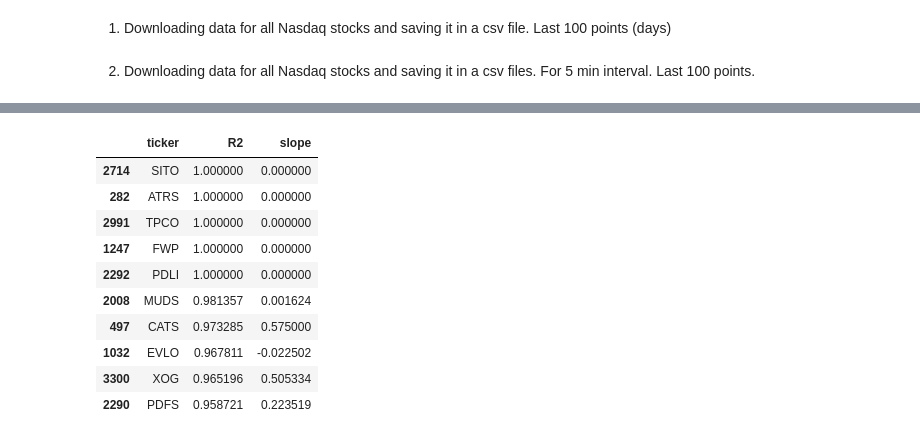
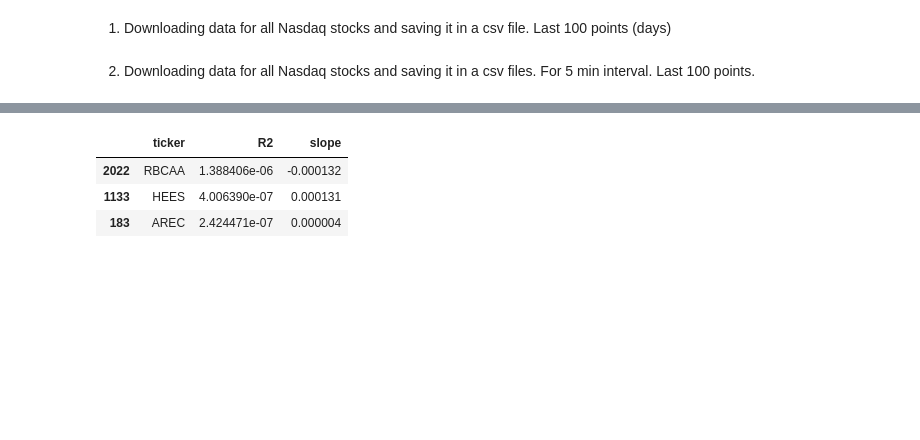
Before and after one commit to Folongton/Stock-Analysis, a Jupyter notebook: P1-Indicators-Chart-Analysis/P1-Chart-Analysis.ipynb, the cells around one changed output, grey strips where cells are left out. Cells and saved outputs as stored; diff of their text form; code cells hidden in the pictures; blank space fills up the shorter version.

```diff
--- a/P1-Indicators-Chart-Analysis/P1-Chart-Analysis.ipynb
+++ b/P1-Indicators-Chart-Analysis/P1-Chart-Analysis.ipynb
@@ -513,5 +510,5 @@ df = df[['4. close']].iloc[::-1] # only close price for measuring linear correla
 # %%
-def aggregate_close_price(directory, days=60):
+def aggregate_close_price(directory):
     '''
     This function takes all the csv files in the directory and aggregates them into one dataframe.
     directory: The directory where the data is stored.
@@ -521,10 +518,22 @@ def aggregate_close_price(directory, days=60):
     for file in os.listdir(directory):
         if file.endswith('.csv'):
             df = pd.read_csv(os.path.join(directory, file), index_col=0, parse_dates=True)
-            df = df.iloc[:days,:]
+
+            start_date = datetime.now() - timedelta(days=90)
+            start_date = start_date.strftime('%Y-%m-%d')
+            df = df.loc[start_date:]
             df = df[['4. close']].iloc[::-1]
-            df.columns = [file.split('-')[0]]
-            df_agg = pd.concat([df_agg, df], axis=1)
+
+            if df.empty:
+                continue
+            elif df['4. close'].isna().sum() > 0.9*len(df):
+                continue
+            elif df['4. close'].nunique() == 1:
+                continue
+            else:
+                df.columns = [file.split('-')[0]]
+                df_agg = pd.concat([df_agg, df], axis=1)
+
     return df_agg
 # %%
 df_for_plot = aggregate_close_price(r'..\P1-Indicators-Chart-Analysis\Data\DailyAll-NASDAQ-100days')
@@ -546,3 +557,18 @@ def plot_correlation(series):
     plt.ylabel('Price')
     plt.title(f'Linear Correlation of {series.name} with linear regression line')
     plt.show()
+# %%
+def find_best_linear_stock(df):
+    df_stats = pd.DataFrame(columns=['ticker', 'R2', 'slope'])
+    for col in df.columns:
+        series = df[col].copy().fillna(method='ffill')
+        series = series.copy().fillna(method='backfill')
+
+        X = series.reset_index().index.values.reshape(-1,1)
+        y = series.values.reshape(-1,1)
+        model = LinearRegression().fit(X,y)
+
+        df_stats = pd.concat([df_stats, pd.DataFrame({'ticker': col, 'R2': model.score(X,y), 'slope': model.coef_[0]}, index=[0])], ignore_index=True)
+    return df_stats
+# %%
+linear_df = find_best_linear_stock(df_for_plot)
@@ -574,16 +592,8 @@ def find_best_linear_stock(directory, days=60):
-# %%
-linear_df = find_best_linear_stock(r'..\P1-Indicators-Chart-Analysis\Data\DailyAll-NASDAQ-100days', days=60)
 # %%
-linear_df.sort_values(by='R2', ascending=False).head(10)
+# Least Linear
+linear_df.sort_values(by='R2', ascending=False).tail(3)
 # %% [output]
 |  | ticker | R2 | slope |
-| 2714 | SITO | 1.000000 | 0.000000 |
-| 282 | ATRS | 1.000000 | 0.000000 |
-| 2991 | TPCO | 1.000000 | 0.000000 |
-| 1247 | FWP | 1.000000 | 0.000000 |
-| 2292 | PDLI | 1.000000 | 0.000000 |
-| 2008 | MUDS | 0.981357 | 0.001624 |
-| 497 | CATS | 0.973285 | 0.575000 |
-| 1032 | EVLO | 0.967811 | -0.022502 |
-| 3300 | XOG | 0.965196 | 0.505334 |
-| 2290 | PDFS | 0.958721 | 0.223519 |
+| 2022 | RBCAA | 1.388406e-06 | -0.000132 |
+| 1133 | HEES | 4.006390e-07 | 0.000131 |
+| 183 | AREC | 2.424471e-07 | 0.000004 |
```
Also changed, not shown: parts of 15 cells of this notebook, 1 other file.
